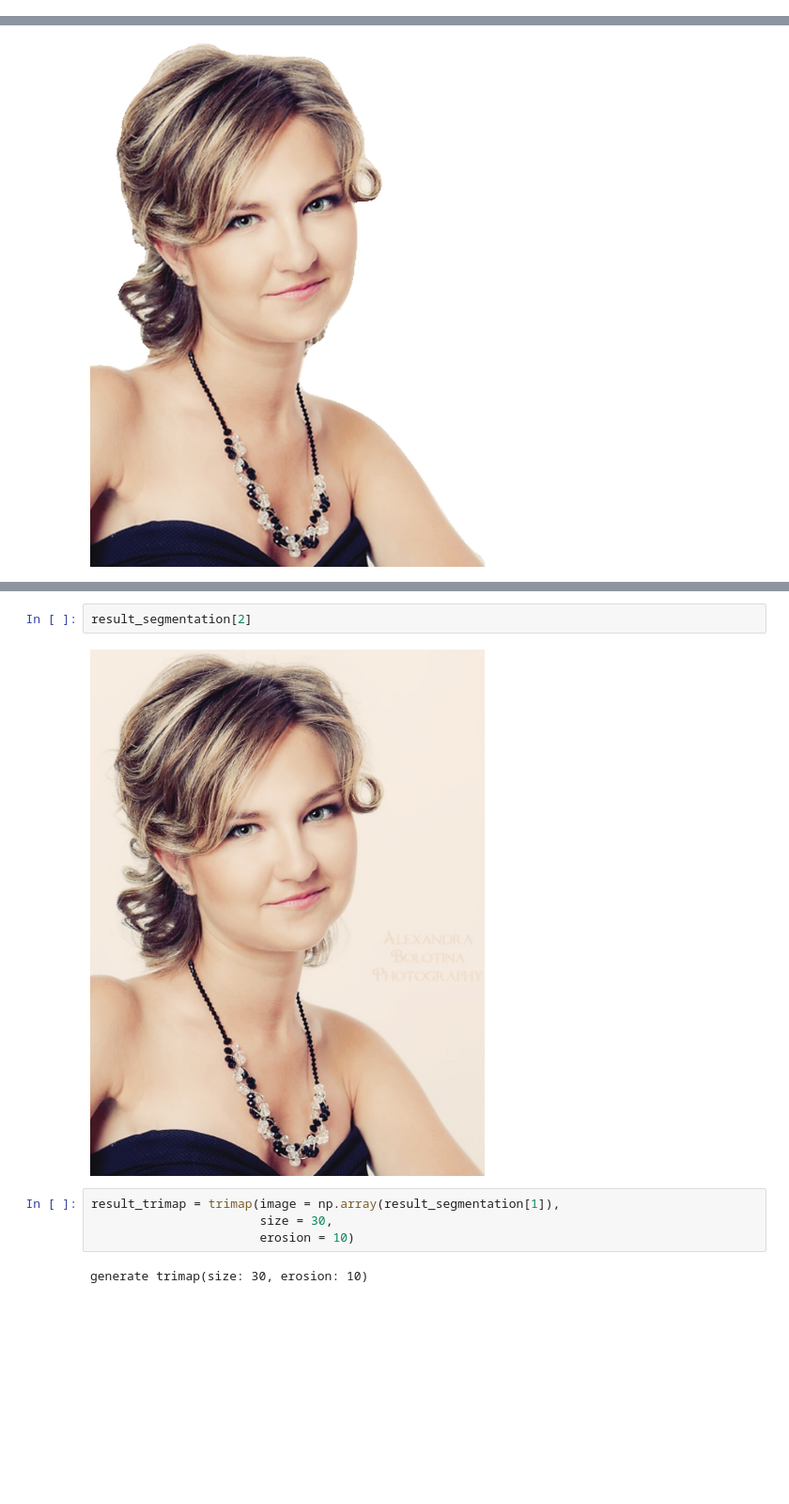
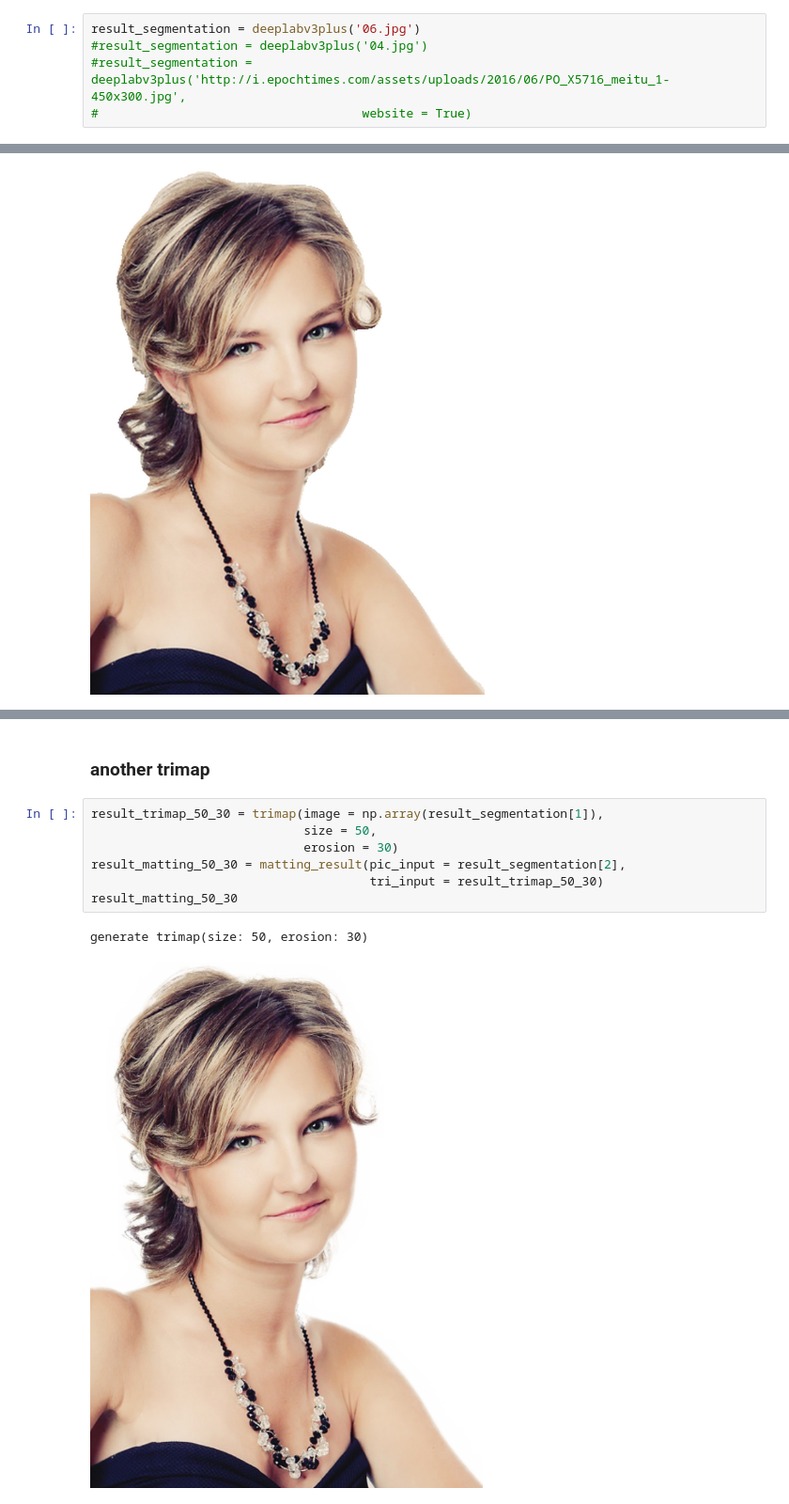
Before and after one commit to openaifab/Auto-Hair, a Jupyter notebook: demo.ipynb, the cells around one changed output, grey strips where cells are left out. Shown at 94% size. Saved outputs shown, nothing was run; the diff lists cells and outputs as text; blank space fills up the shorter version.

```diff
--- a/demo.ipynb
+++ b/demo.ipynb
@@ -14,0 +24,5 @@ result_segmentation = deeplabv3plus(photo_input = '06.jpg', website = False)
+# %%
+result_segmentation = deeplabv3plus('06.jpg')
+#result_segmentation = deeplabv3plus('04.jpg')
+#result_segmentation = deeplabv3plus('http://i.epochtimes.com/assets/uploads/2016/06/PO_X5716_meitu_1-450x300.jpg',
+#                                    website = True)
@@ -23,10 +72,12 @@ result_segmentation[1]
-# %%
-result_segmentation[2]
-# %% [output]
-[figure, removed]
+# %% [markdown]
+### another trimap
 # %%
-result_trimap = trimap(image = np.array(result_segmentation[1]),
-                       size = 30,
-                       erosion = 10)
+result_trimap_50_30 = trimap(image = np.array(result_segmentation[1]),
+                             size = 50,
+                             erosion = 30)
+result_matting_50_30 = matting_result(pic_input = result_segmentation[2],
+                                      tri_input = result_trimap_50_30)
+result_matting_50_30
 # %% [output]
-generate trimap(size: 30, erosion: 10)
+generate trimap(size: 50, erosion: 30)
+[figure, added]
```
Also changed, not shown: parts of 21 cells of this notebook.
